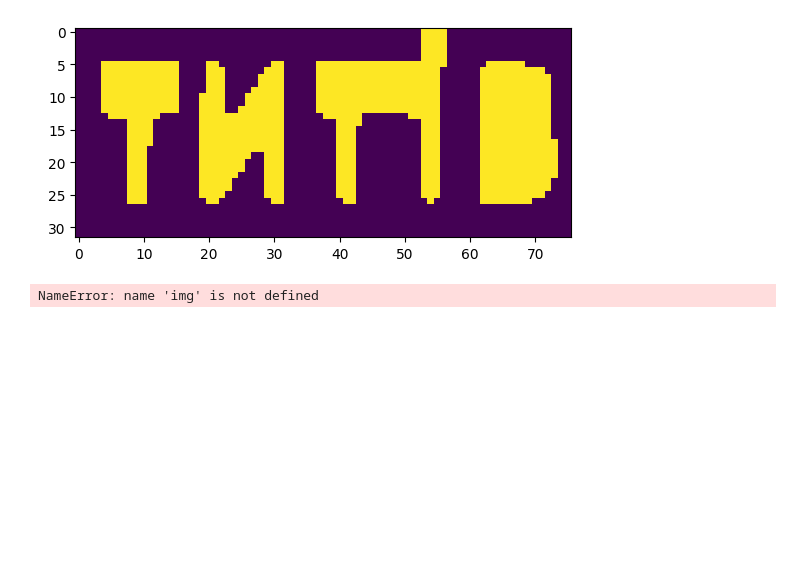
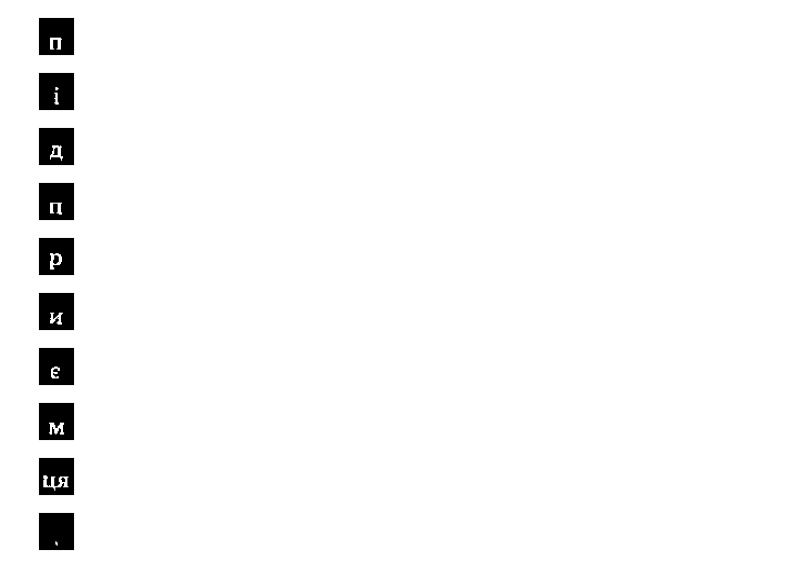
Before and after one commit to KERRAT/Diploma-thesis, a Jupyter notebook: Text_segmentation.ipynb, the cells around one changed output. Drawn from its saved outputs; the diff is of its cells as text; code cells hidden in the pictures; blank space fills up the shorter version.

```diff
--- a/Text_segmentation.ipynb
+++ b/Text_segmentation.ipynb
@@ -22,7 +22,10 @@ if not os.path.exists(output_folder):
 from matplotlib import pyplot as plt
 
 
-def show_image(image, title=None, conversion=cv2.COLOR_BGR2RGB):
+def show_image(image, title=None, conversion=cv2.COLOR_BGR2RGB, dpi=10):
+
+    # Create a new figure with the specified dpi
+    plt.figure(dpi=dpi)
 
     # Converts from one colour space to the other. this is needed as RGB
     # is not the default colour space for OpenCV
@@ -174,8 +182,4 @@ def segment_words(image, p_image, file_name, line_number):
 # %%
-from deslant_img import deslant_img
-import matplotlib.pyplot as plt
-
-
 img_size = 32
 
 
@@ -192,12 +196,7 @@ def extract_letters(word_image, img_size):
     kernel = cv2.getStructuringElement(cv2.MORPH_RECT, (1, 5))
     dilated = cv2.dilate(eroded, kernel, iterations=1)
 
-    dilated = deslant_img(dilated)
-
-    plt.imshow(dilated.img)
-    plt.show()
-
-    cnts, _ = cv2.findContours(dilated.img, cv2.RETR_EXTERNAL, cv2.CHAIN_APPROX_SIMPLE)
+    cnts, _ = cv2.findContours(dilated, cv2.RETR_EXTERNAL, cv2.CHAIN_APPROX_SIMPLE)
     image_copy = word_image.copy()
     image_copy = cv2.cvtColor(image_copy, cv2.COLOR_GRAY2BGR)
     letters = []
@@ -219,38 +218,46 @@ def extract_letters(word_image, img_size):
                 aspect_ratio = min(float(w), float(h)) / max(float(w), float(h))
 
                 if h > img_size:
                     h = img_size
                     w = int(aspect_ratio * h)
                 else: # w > img_size
                     w = img_size
                     h = int(aspect_ratio * w)
 
                 letter_processed = cv2.resize(thresh, (w, h), interpolation=cv2.INTER_AREA)
 
             # Calculate padding for the current letter
             pad_top = img_size - h
             pad_bottom = 2
             pad_left = (img_size - w) // 2
             pad_right = img_size - w - pad_left
 
 
             # Pad the letter image to match the maximum dimensions
             letter_processed = cv2.copyMakeBorder(thresh, pad_top, pad_bottom, pad_left, pad_right, cv2.BORDER_CONSTANT, value=0)
             letters.append(letter_processed)
 
     return letters
 
 
 
-im = cv2.imread('tmp\\1_page\\line_3\\word_0.jpg')
+im = cv2.imread('tmp\\photo_2023-_page\\line_27\\word_6.jpg')
 im = cv2.cvtColor(im, cv2.COLOR_BGR2GRAY)
-im = extract_letters(im, 32)
+letters = extract_letters(im, 32)
 
-for letter in im:
+for letter in letters:
     show_image(letter)
 # %% [output]
-[figure, old version]
+[figure, new version]
-NameError: name 'img' is not defined
+[figure, added]
+[figure, added]
+[figure, added]
+[figure, added]
+[figure, added]
+[figure, added]
+[figure, added]
+[figure, added]
+[figure, added]
 # %%
 
 
```
Also changed, not shown: parts of 8 cells of this notebook, 8 other files.
